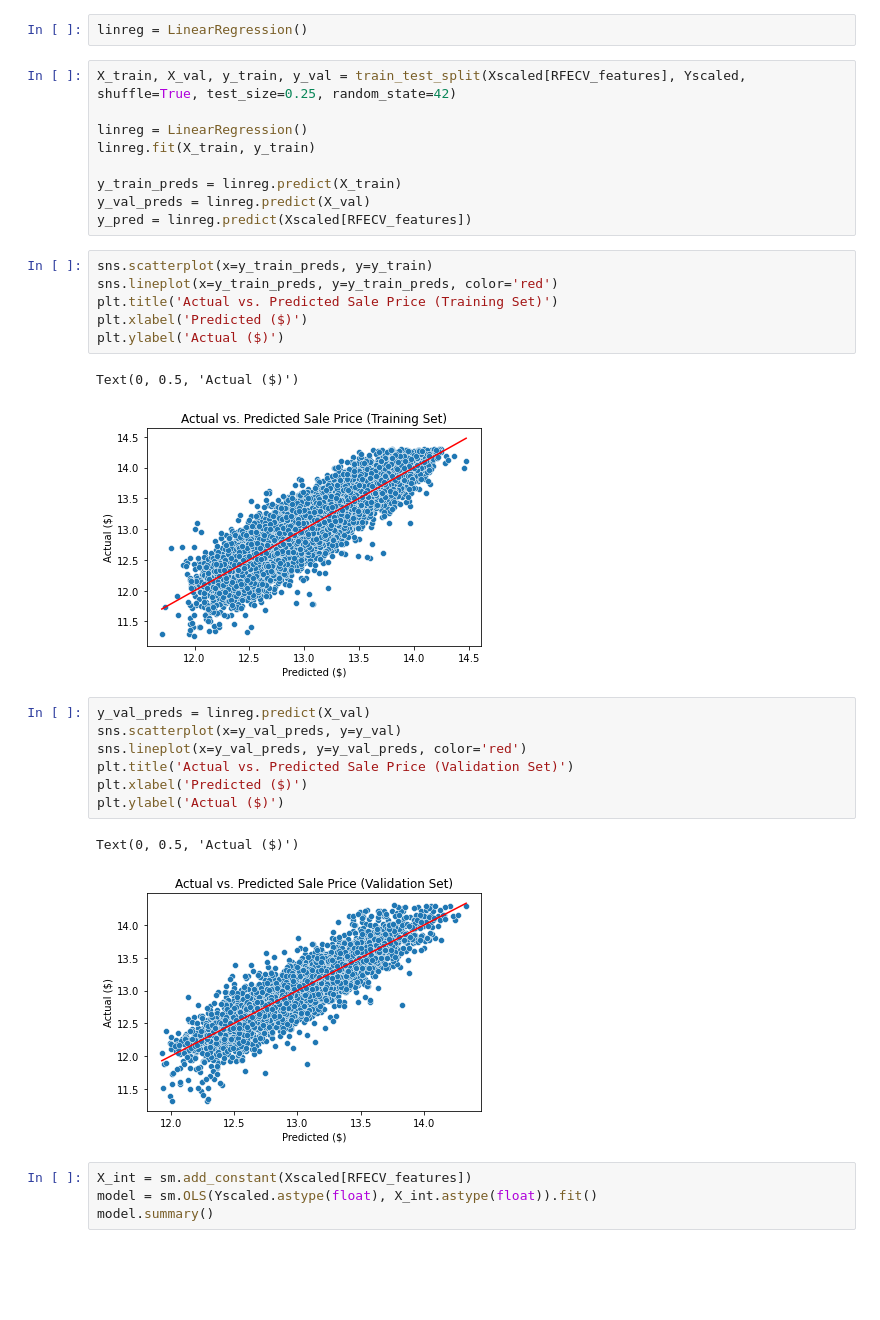
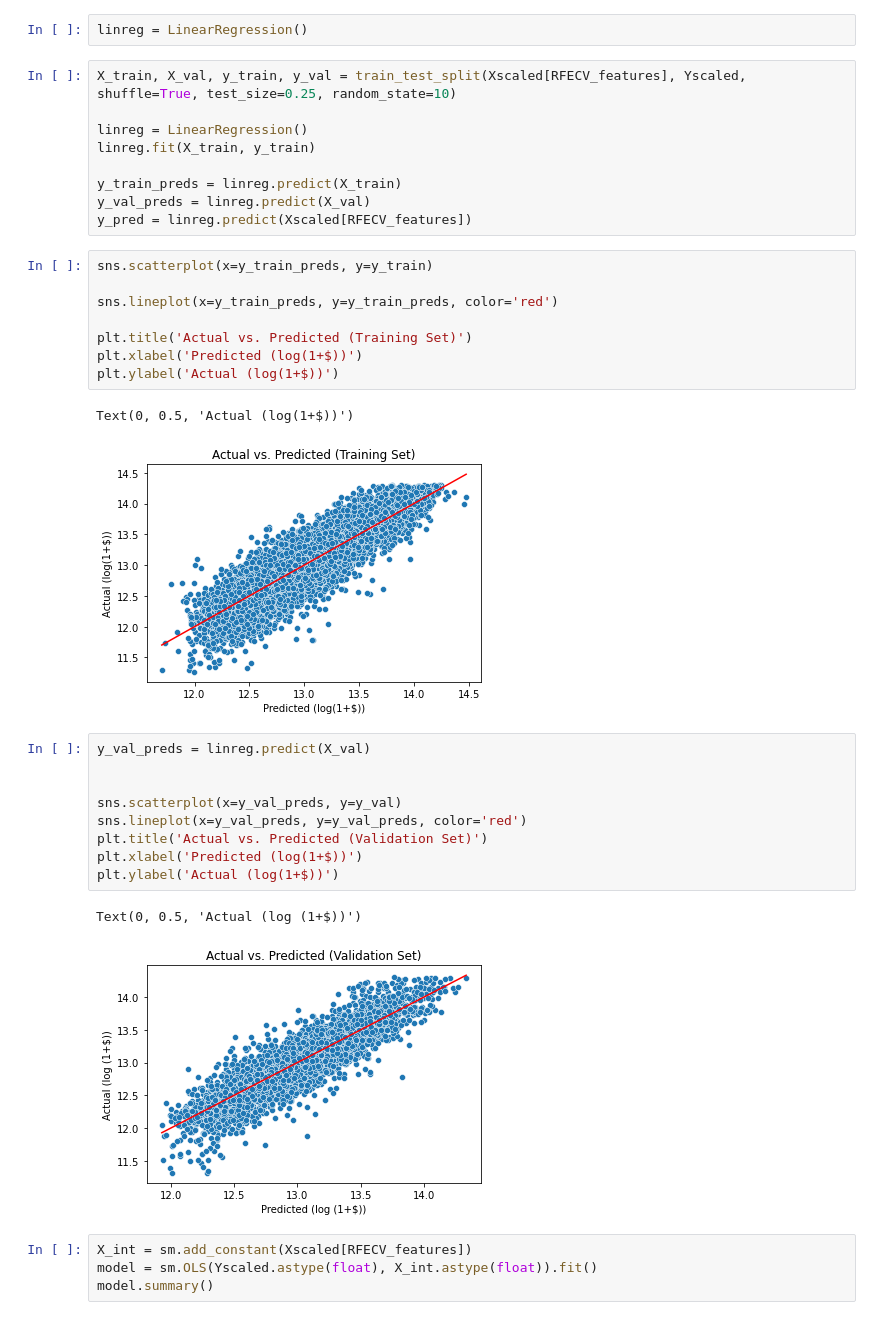
Before and after one commit to vict0rkang/dsc-phase-2-project-v2-3, a Jupyter notebook: student.ipynb, the cells around one changed output. Cells and saved outputs as stored; diff of their text form; blank space fills up the shorter version.

```diff
--- a/student.ipynb
+++ b/student.ipynb
@@ -2319,7 +2319,7 @@ Validation score: 0.402603794514627
 # %%
 linreg = LinearRegression()
 # %%
-X_train, X_val, y_train, y_val = train_test_split(Xscaled[RFECV_features], Yscaled, shuffle=True, test_size=0.25, random_state=42)
+X_train, X_val, y_train, y_val = train_test_split(Xscaled[RFECV_features], Yscaled, shuffle=True, test_size=0.25, random_state=10)
 
 linreg = LinearRegression()
 linreg.fit(X_train, y_train)
@@ -2329,23 +2329,27 @@ y_val_preds = linreg.predict(X_val)
 y_pred = linreg.predict(Xscaled[RFECV_features])
 # %%
 sns.scatterplot(x=y_train_preds, y=y_train)
+
 sns.lineplot(x=y_train_preds, y=y_train_preds, color='red')
-plt.title('Actual vs. Predicted Sale Price (Training Set)')
-plt.xlabel('Predicted ($)')
-plt.ylabel('Actual ($)')
+
+plt.title('Actual vs. Predicted (Training Set)')
+plt.xlabel('Predicted (log(1+$))')
+plt.ylabel('Actual (log(1+$))')
 # %% [output]
-Text(0, 0.5, 'Actual ($)')
+Text(0, 0.5, 'Actual (log(1+$))')
-[figure, old version]
+[figure, new version]
 # %%
 y_val_preds = linreg.predict(X_val)
+
+
 sns.scatterplot(x=y_val_preds, y=y_val)
 sns.lineplot(x=y_val_preds, y=y_val_preds, color='red')
-plt.title('Actual vs. Predicted Sale Price (Validation Set)')
-plt.xlabel('Predicted ($)')
-plt.ylabel('Actual ($)')
+plt.title('Actual vs. Predicted (Validation Set)')
+plt.xlabel('Predicted (log(1+$))')
+plt.ylabel('Actual (log(1+$))')
 # %% [output]
-Text(0, 0.5, 'Actual ($)')
+Text(0, 0.5, 'Actual (log (1+$))')
-[figure, old version]
+[figure, new version]
 # %%
 X_int = sm.add_constant(Xscaled[RFECV_features])
 model = sm.OLS(Yscaled.astype(float), X_int.astype(float)).fit()
```
Also changed, not shown: parts of 4 cells of this notebook, 3 other files.
